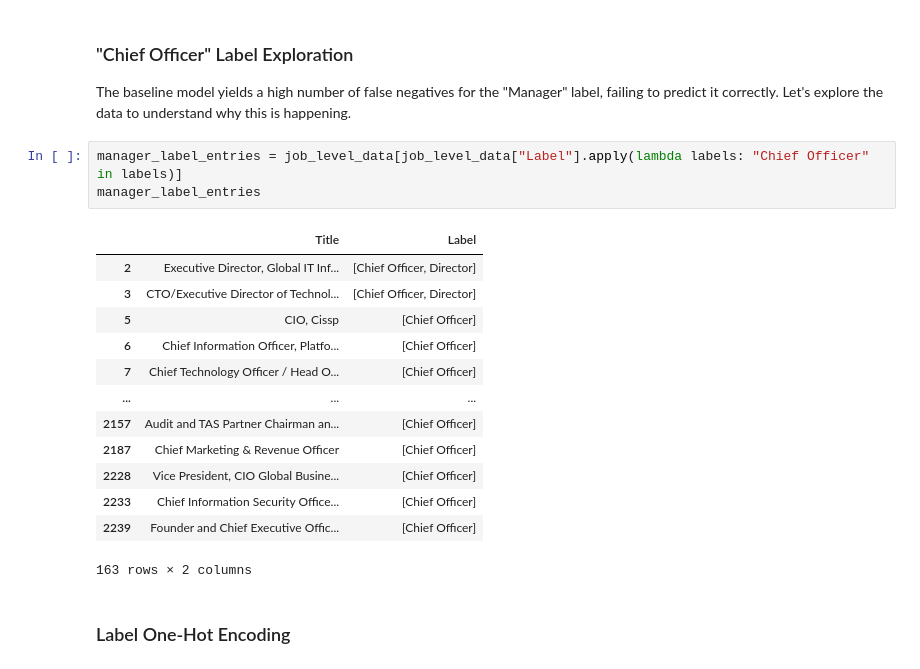
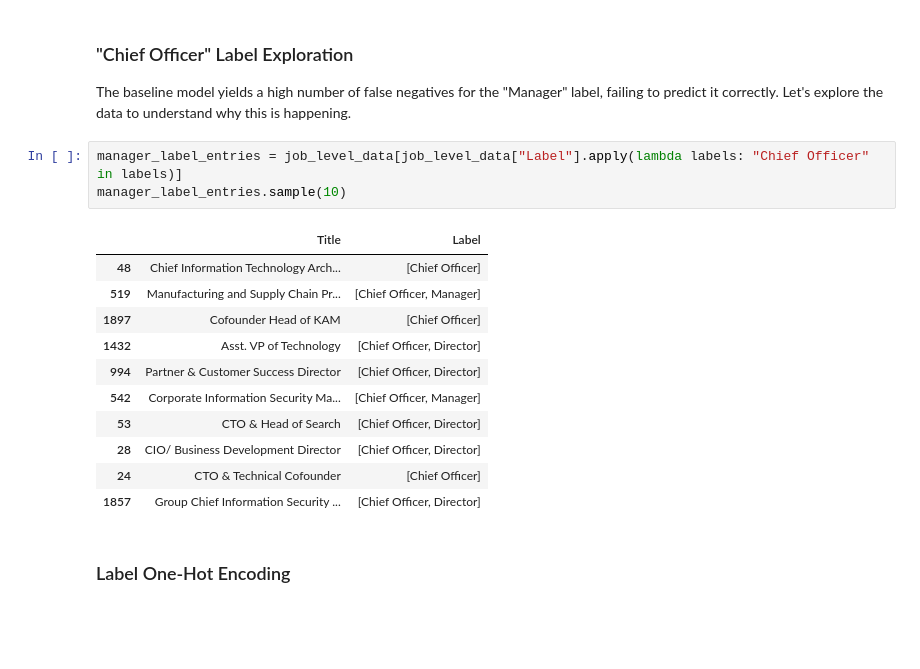
Before and after one commit to anyaachan/JobTitleClassification, a Jupyter notebook: model.ipynb, the cells around one changed output. Saved outputs shown, nothing was run; the diff lists cells and outputs as text; blank space fills up the shorter version.

```diff
--- a/model.ipynb
+++ b/model.ipynb
@@ -193,21 +193,19 @@ manager_label_entries
 The baseline model yields a high number of false negatives for the "Manager" label, failing to predict it correctly. Let's explore the data to understand why this is happening.
 # %%
 manager_label_entries = job_level_data[job_level_data["Label"].apply(lambda labels: "Chief Officer" in labels)]
-manager_label_entries
+manager_label_entries.sample(10)
 # %% [output]
 |  | Title | Label |
-| 2 | Executive Director, Global IT Inf... | [Chief Officer, Director] |
-| 3 | CTO/Executive Director of Technol... | [Chief Officer, Director] |
-| 5 | CIO, Cissp | [Chief Officer] |
-| 6 | Chief Information Officer, Platfo... | [Chief Officer] |
-| 7 | Chief Technology Officer / Head O... | [Chief Officer] |
-| ... | ... | ... |
-| 2157 | Audit and TAS Partner Chairman an... | [Chief Officer] |
-| 2187 | Chief Marketing & Revenue Officer | [Chief Officer] |
-| 2228 | Vice President, CIO Global Busine... | [Chief Officer] |
-| 2233 | Chief Information Security Office... | [Chief Officer] |
-| 2239 | Founder and Chief Executive Offic... | [Chief Officer] |
+| 48 | Chief Information Technology Arch... | [Chief Officer] |
+| 519 | Manufacturing and Supply Chain Pr... | [Chief Officer, Manager] |
+| 1897 | Cofounder Head of KAM | [Chief Officer] |
+| 1432 | Asst. VP of Technology | [Chief Officer, Director] |
+| 994 | Partner & Customer Success Director | [Chief Officer, Director] |
+| 542 | Corporate Information Security Ma... | [Chief Officer, Manager] |
+| 53 | CTO & Head of Search | [Chief Officer, Director] |
+| 28 | CIO/ Business Development Director | [Chief Officer, Director] |
+| 24 | CTO & Technical Cofounder | [Chief Officer] |
+| 1857 | Group Chief Information Security ... | [Chief Officer, Director] |
-163 rows × 2 columns
 # %% [markdown]
 ### Label One-Hot Encoding
 # %%
```
Also changed, not shown: parts of 9 cells of this notebook, 1 other file.
